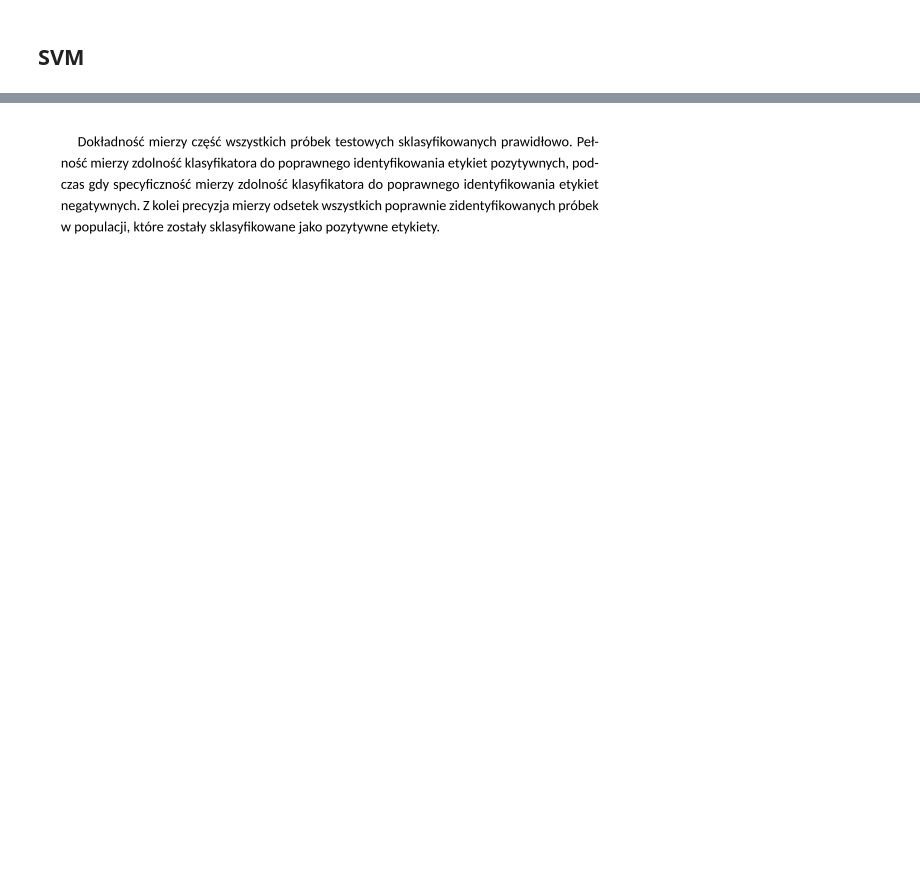
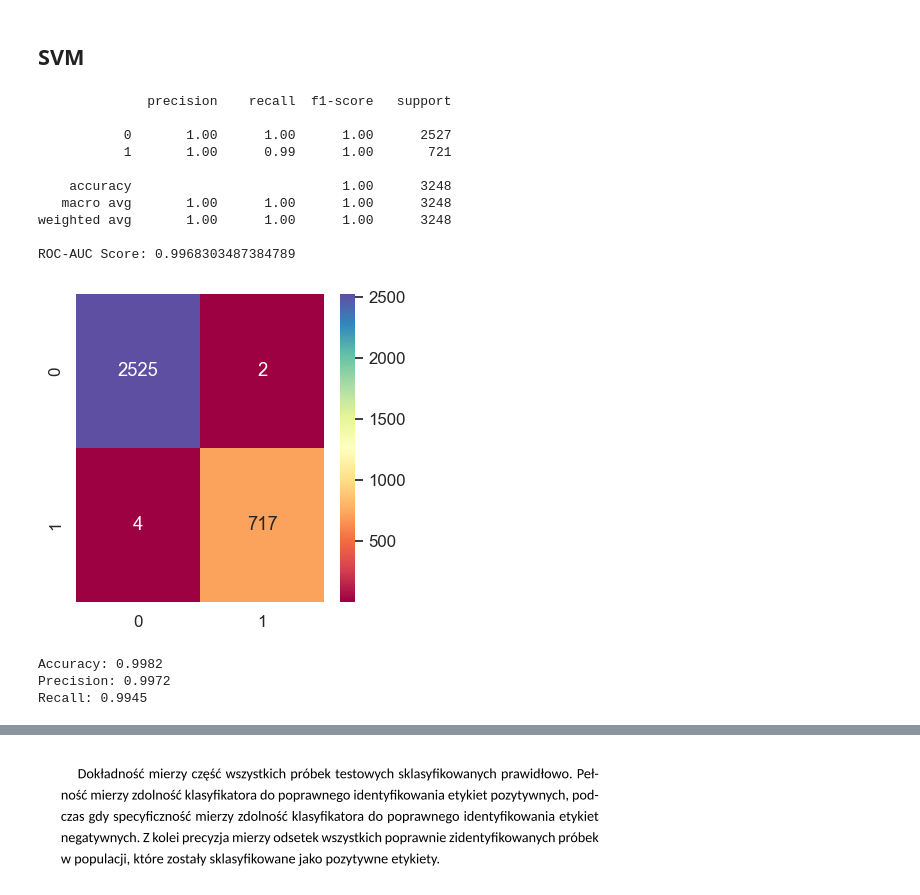
Before and after one commit to MlekoZjad/ML_2024, a Jupyter notebook: Case_1.ipynb, the cells around one changed output, grey strips where cells are left out. Saved outputs shown, nothing was run; the diff lists cells and outputs as text; code cells hidden in the pictures; blank space fills up the shorter version.

```diff
--- a/Case_1.ipynb
+++ b/Case_1.ipynb
@@ -525,26 +457,41 @@ Recall: 0.5215
 ## SVM
 # %%
 svm_model = SVC(kernel='linear', random_state=1)
-svm_pipeline = make_pipeline(column_transformer, over, under, svm_model)
+svm_pipeline = make_pipeline(column_transformer, minmax_scaler, over, under, pca, svm_model)
 
 svm_pipeline.fit(X_train, y_train)
 
 svm_y_pred = svm_pipeline.predict(X_test)
 
 svm_scores = cross_val_score(svm_pipeline, X, y, scoring='roc_auc', cv=cv, n_jobs=1)
 
 print(classification_report(y_test, svm_y_pred))
 
 print("ROC-AUC Score:", roc_auc_score(y_test, svm_y_pred))
 
 cm_svm = confusion_matrix(y_test, svm_y_pred)
 plt.figure(figsize=(4, 4))
 sns.set(font_scale=1.1)
 sns.heatmap(cm_svm, cmap='Spectral', annot=True, fmt='d')
 plt.show()
 
 accuracy_svm = round(accuracy_score(y_test, svm_y_pred), 4)
 precision_svm = round(precision_score(y_test, svm_y_pred), 4)
 recall_svm = round(recall_score(y_test, svm_y_pred), 4)
 
 print(f'Accuracy: {accuracy_svm}\nPrecision: {precision_svm}\nRecall: {recall_svm}')
+# %% [output]
+              precision    recall  f1-score   support
+
+           0       1.00      1.00      1.00      2527
+           1       1.00      0.99      1.00       721
+
+    accuracy                           1.00      3248
+   macro avg       1.00      1.00      1.00      3248
+weighted avg       1.00      1.00      1.00      3248
+
+ROC-AUC Score: 0.9968303487384789
+[figure, added]
+Accuracy: 0.9982
+Precision: 0.9972
+Recall: 0.9945
```
Also changed, not shown: parts of 15 cells of this notebook.
